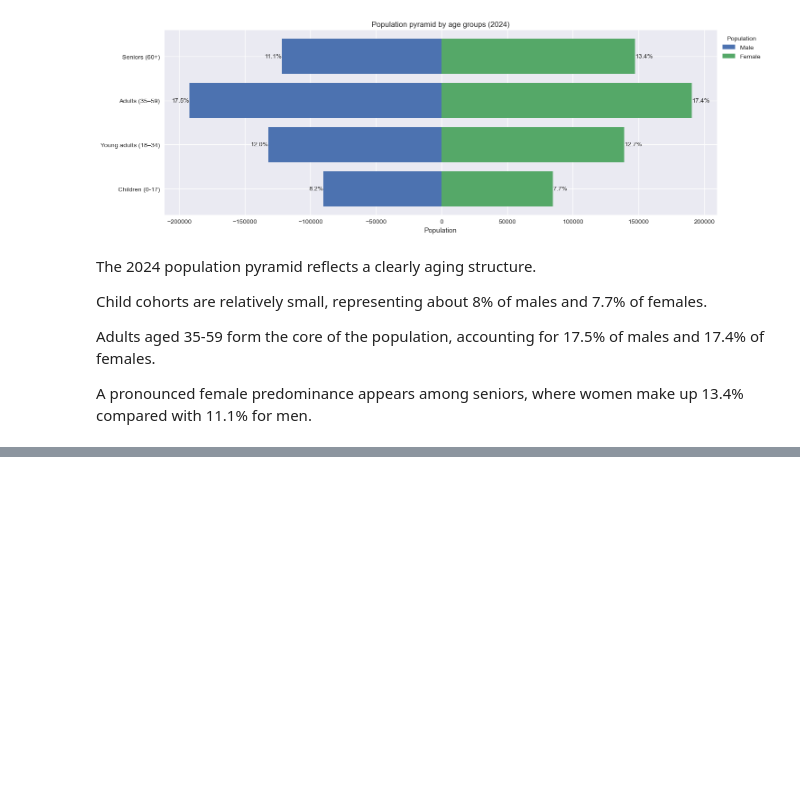
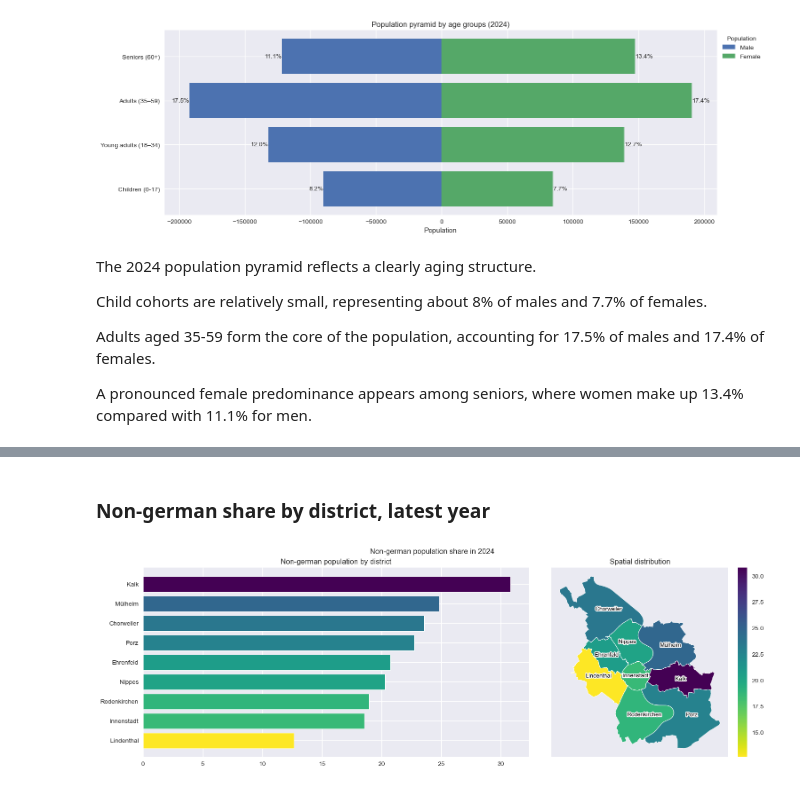
Before and after one commit to rosewiine/cologne-city-eda, a Jupyter notebook: notebooks/02_EDA.ipynb, the cells around one changed output, grey strips where cells are left out. Cells and saved outputs as stored; diff of their text form; code cells hidden in the pictures; blank space fills up the shorter version.

```diff
--- a/notebooks/02_EDA.ipynb
+++ b/notebooks/02_EDA.ipynb
@@ -850,0 +929,70 @@ A pronounced female predominance appears among seniors, where women make up 13.4
+# %% [markdown]
+### Non-german share by district, latest year
+# %%
+df_temp_dl = df_districts_latest.sort_values('non_german_share')
+
+gdf_dl = gdf_d.merge(
+    df_temp_dl[['area', 'non_german_share']],
+    left_on='name',
+    right_on='area',
+    how='left'
+    )
+
+norm = mcolors.Normalize(
+    vmin=df_temp_dl['non_german_share'].min(),
+    vmax=df_temp_dl['non_german_share'].max()
+)
+
+cmap = plt.cm.viridis_r
+
+fig, (ax_bar, ax_map) = plt.subplots(1, 2, figsize=(15, 5), gridspec_kw={'width_ratios': [2, 1]}, constrained_layout=True)
+
+ax_bar.barh(
+    df_temp_dl['area'],
+    df_temp_dl['non_german_share'],
+    color=cmap(norm(df_temp_dl['non_german_share'])),
+    edgecolor='white',
+    linewidth=0.7
+    )
+
+ax_bar.set_title("Non-german population by district")
+
+
+ax_map.add_patch(
+    plt.Rectangle(
+        (0,0), 1, 1,
+        facecolor="#EAEAF2",
+        transform=ax_map.transAxes,
+        zorder=-1)
+    )
+
+gdf_dl.plot(
+    ax=ax_map,
+    column='non_german_share',
+    cmap=cmap,
+    norm=norm,
+    legend=True,
+    edgecolor='white',
+    linewidth=0.7,
+    )
+
+for _, row in gdf_dl.iterrows():
+    x, y = row.geometry.representative_point().coords[0]
+    ax_map.text(
+        x, y,
+        row['name'],
+        fontsize=9,
+        ha='center',
+        va='center',
+        color='black',
+        path_effects=[pe.withStroke(linewidth=3, foreground='white')]
+    )
+
+ax_map.set_title("Spatial distribution")
+ax_map.axis("off")
+
+fig.suptitle(f"Non-german population share in {latest_year}")
+
+plt.show()
+# %% [output]
+[figure, added]
```
Also changed, not shown: parts of 35 cells of this notebook, 2 other files.
